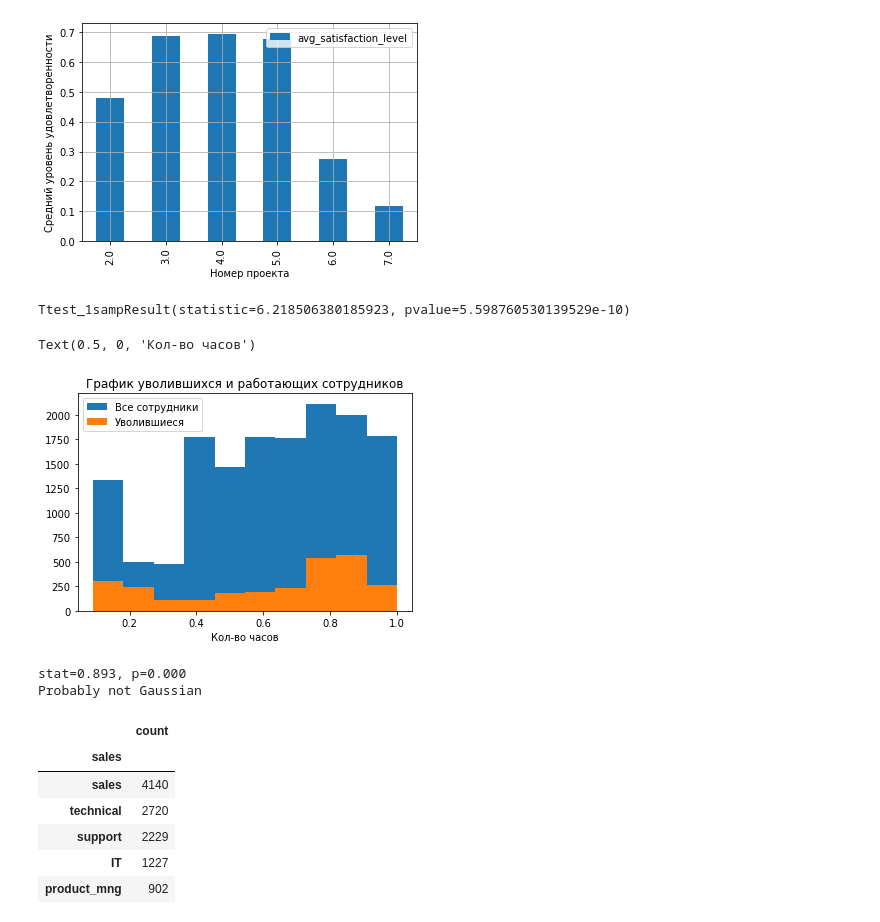
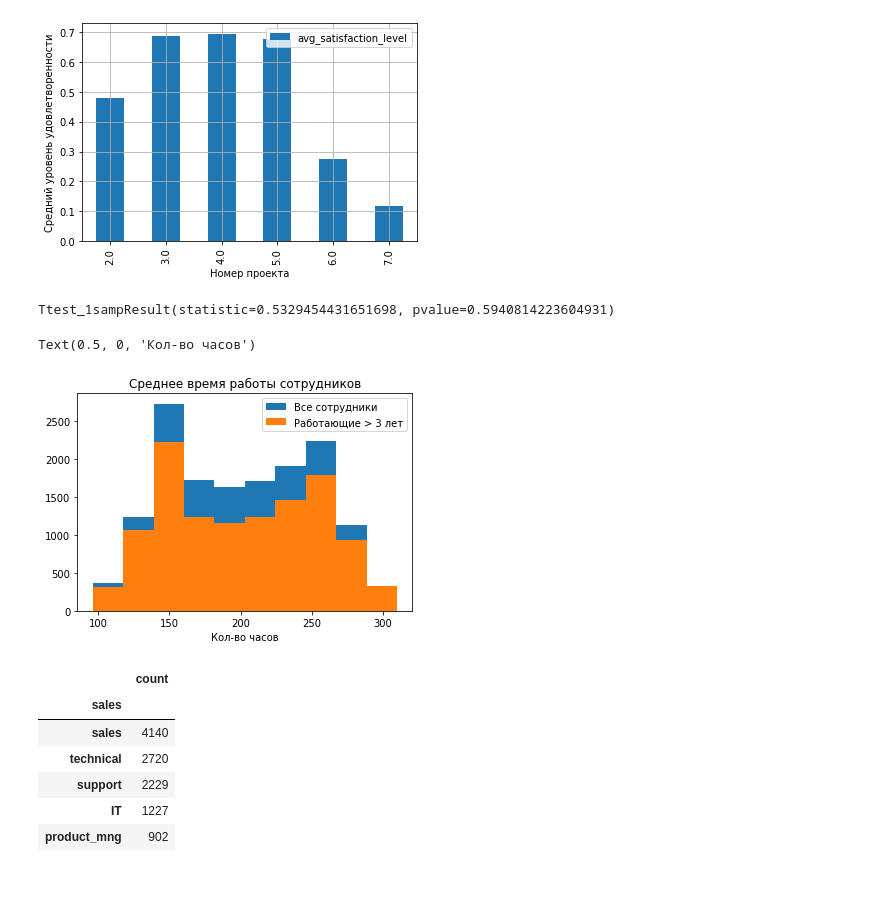
Before and after one commit to iamdenizzz/pyda-10, a Jupyter notebook: Diplom/Diplom.ipynb, the cells around one changed output. Drawn from its saved outputs; the diff is of its cells as text; code cells hidden in the pictures; blank space fills up the shorter version.

```diff
--- a/Diplom/Diplom.ipynb
+++ b/Diplom/Diplom.ipynb
@@ -185,37 +185,26 @@ plt.grid()
 # %%
 # 5. С использованием t-test статистики проверить взаимосвязи между несколькими переменными.
 # %%
-# Попробуем выдвинуть гипотезу, что работа в компании 5 и более лет в
+# Попробуем выдвинуть гипотезу, что среднее время рабочих часов у сотрудников не отличается от среднего времени
+# всех сотрудников организации
 all_people = data['average_montly_hours']
-left = data[data['left']==1]['average_montly_hours']
-t_res = sts.ttest_1samp(left, all_people.mean())
+more_3 = data[data['time_spend_company']>=3]['average_montly_hours']
+t_res = sts.ttest_1samp(more_3, all_people.mean())
 print(t_res)
-# Как можно уведить по полученным данным эти выборки не взаимосвязаны,
+# Как можно увидеть по полученным данным t-критерий не превышает табличных данных и p-value>0.05
+# Что значит, что выдвенная гипотеза подтверждается
 # %% [output]
-Ttest_1sampResult(statistic=6.218506380185923, pvalue=5.598760530139529e-10)
+Ttest_1sampResult(statistic=0.5329454431651698, pvalue=0.5940814223604931)
 # %%
 plt.hist(all_people)
-plt.hist(left)
-plt.title('График уволившихся и работающих сотрудников')
-plt.legend(['Все сотрудники', 'Уволившиеся'])
+plt.hist(more_3)
+plt.title('Среднее время работы сотрудников')
+plt.legend(['Все сотрудники', 'Работающие > 3 лет'])
 plt.xlabel('Кол-во сотрудников')
 plt.xlabel('Кол-во часов')
 # %% [output]
 Text(0.5, 0, 'Кол-во часов')
-[figure, old version]
+[figure, new version]
-# %%
-from scipy.stats import shapiro
-alpha = 0.05
-stat, p = shapiro(data[data['time_spend_company']>=5]['satisfaction_level'])
-print('stat=%.3f, p=%.3f' % (stat, p))
-if p > alpha:
-#
-    print('Probably Gaussian')
-else:
-    print('Probably not Gaussian')
-# %% [output]
-stat=0.893, p=0.000
-Probably not Gaussian
 # %%
 # 6. Рассчитать сколько работников работает в каждом департаменте.
 result6 = data.groupby('sales').agg(['count'])['satisfaction_level'].sort_values('count', ascending=False)
```
Also changed, not shown: parts of 1 cell of this notebook.
